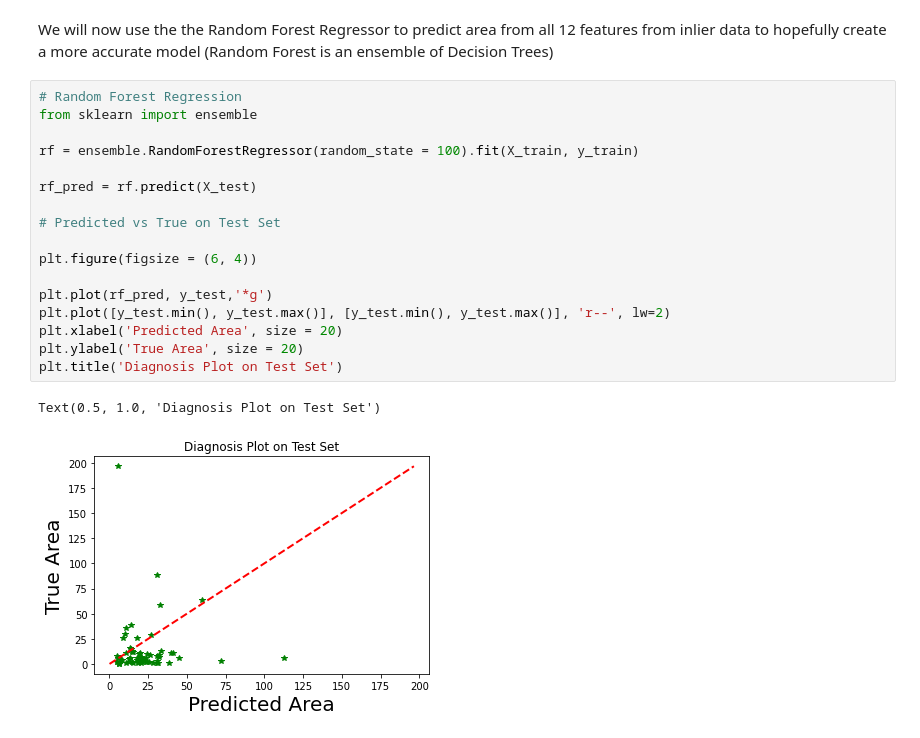
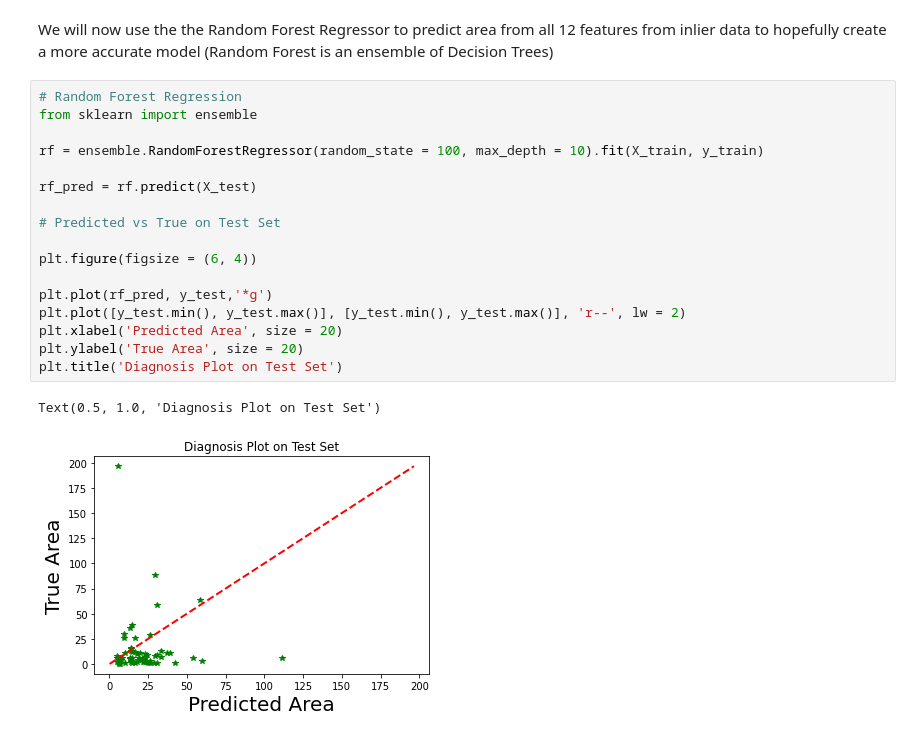
Before and after one commit to elacanan/forestfires, a Jupyter notebook: Project_RegressionTask.ipynb, the cells around one changed output. Saved outputs shown, nothing was run; the diff lists cells and outputs as text.

```diff
--- a/Project_RegressionTask.ipynb
+++ b/Project_RegressionTask.ipynb
@@ -383,23 +381,23 @@ We will now use the the Random Forest Regressor to predict area from all 12 feat
 # %%
 # Random Forest Regression
 from sklearn import ensemble
 
-rf = ensemble.RandomForestRegressor(random_state = 100).fit(X_train, y_train)
+rf = ensemble.RandomForestRegressor(random_state = 100, max_depth = 10).fit(X_train, y_train)
 
 rf_pred = rf.predict(X_test)
 
 # Predicted vs True on Test Set
 
 plt.figure(figsize = (6, 4))
 
 plt.plot(rf_pred, y_test,'*g')
-plt.plot([y_test.min(), y_test.max()], [y_test.min(), y_test.max()], 'r--', lw=2)
+plt.plot([y_test.min(), y_test.max()], [y_test.min(), y_test.max()], 'r--', lw = 2)
 plt.xlabel('Predicted Area', size = 20)
 plt.ylabel('True Area', size = 20)
 plt.title('Diagnosis Plot on Test Set')
 # %% [output]
 Text(0.5, 1.0, 'Diagnosis Plot on Test Set')
-[figure, old version]
+[figure, new version]
 # %%
 # Predicted vs True on Train and Test Sets
 
```
Also changed, not shown: parts of 13 cells of this notebook.
